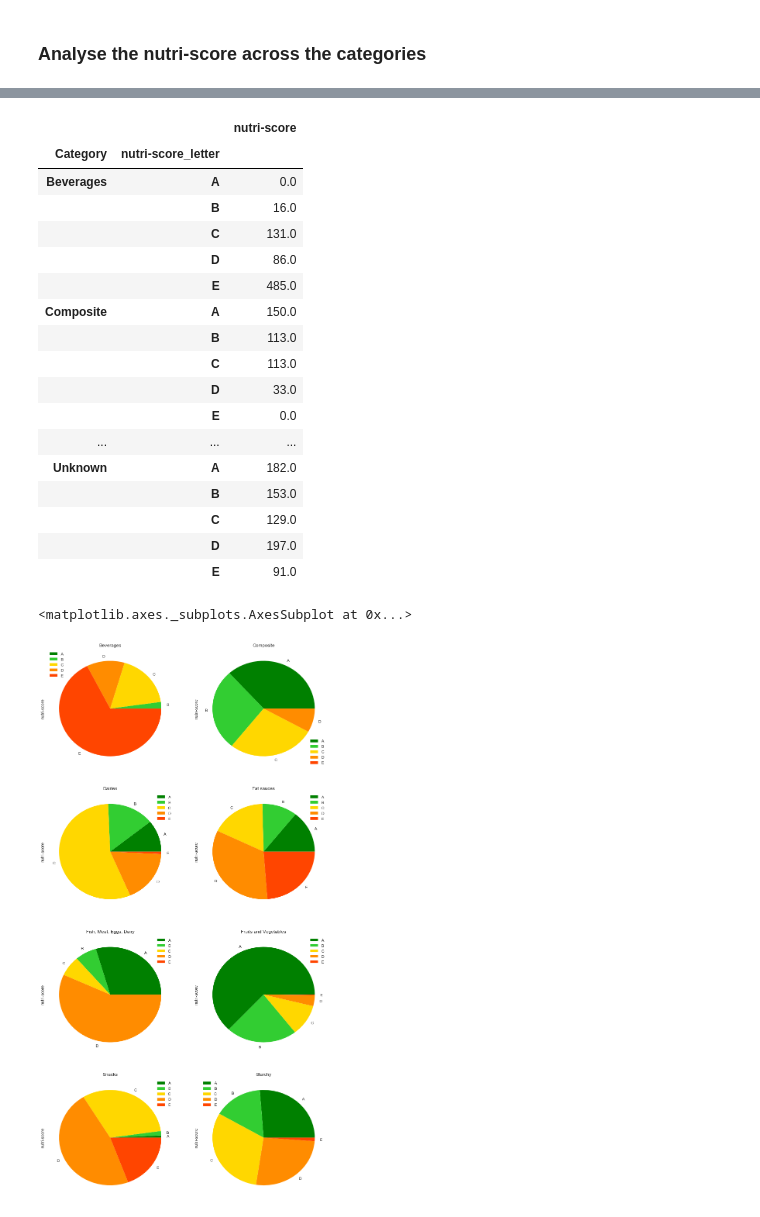
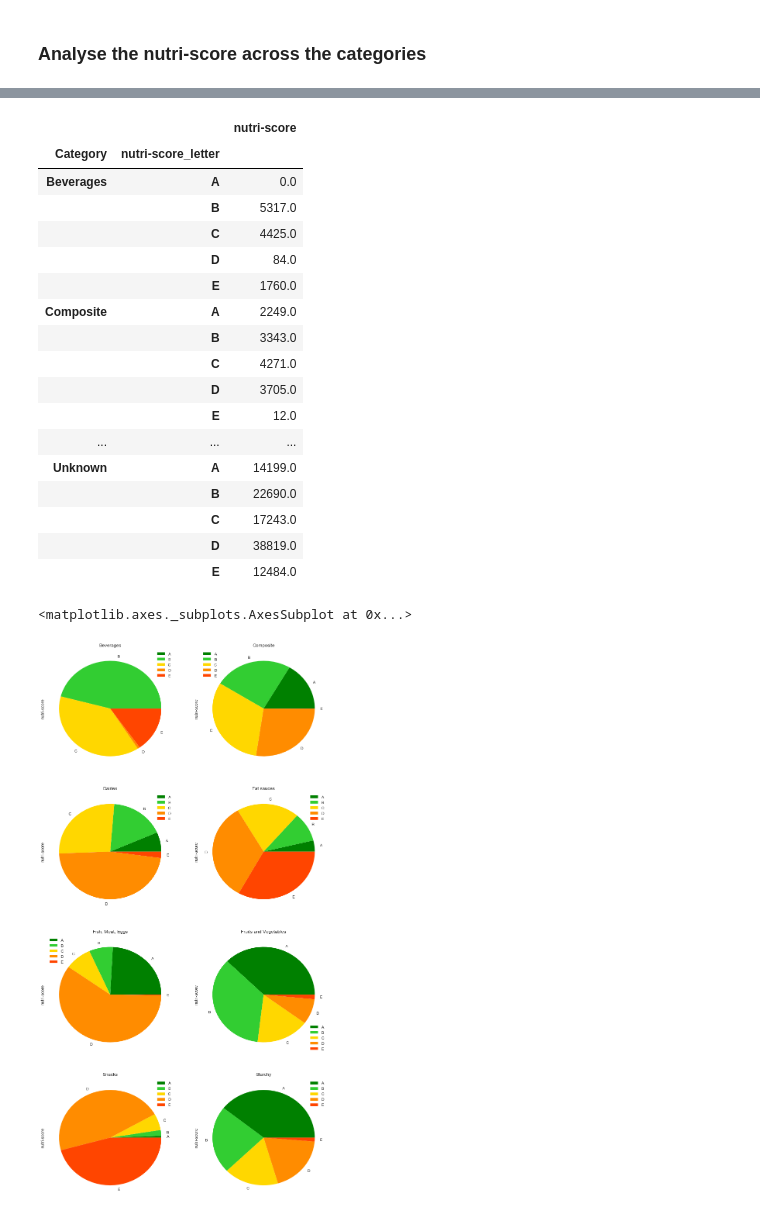
Before and after one commit to Painguin/smart_rams_project, a Jupyter notebook: Project.ipynb, the cells around one changed output, grey strips where cells are left out. Drawn from its saved outputs; the diff is of its cells as text; code cells hidden in the pictures.

Commit message:
remove beverages points adaptation

```diff
--- a/Project.ipynb
+++ b/Project.ipynb
@@ -29,3 +17,15 @@ data = data[chosen_fields]
+# %%
+chosen_fields = ['product_name', 'packaging_tags', 'brands_tags',
+                 'origins_tags', 'manufacturing_places_tags', 'labels_en', 'stores', 'countries_en',
+                 'additives_n', 'ingredients_from_palm_oil_n', 'ingredients_that_may_be_from_palm_oil_n',
+                 'nutrition_grade_fr', 'pnns_groups_1', 'fruits-vegetables-nuts_100g',
+                 'main_category_en', 'energy_100g', 'energy-from-fat_100g', 'fat_100g',
+                 'saturated-fat_100g', 'monounsaturated-fat_100g', 'polyunsaturated-fat_100g',
+                 'omega-3-fat_100g', 'omega-6-fat_100g', 'omega-9-fat_100g', 'trans-fat_100g',
+                 'cholesterol_100g', 'carbohydrates_100g', 'sugars_100g', 'fiber_100g', 'proteins_100g', 'sodium_100g',
+                 'nutrition-score-fr_100g', 'nutrition-score-uk_100g', 'carbon-footprint_100g', 'first_packaging_code_geo']
+
+data = data[chosen_fields]
 # %% [markdown]
 ## Field Cleaning
 # %% [markdown]
@@ -233,9 +233,9 @@ energy_bins = [data['energy_100g'].min() - 1, 335, 670, 1005, 1340, 1675, 2010,
 data['energy_points'] = pd.cut(data['energy_100g'], energy_bins, labels=range(11)).astype(float)
 
 # energy for beverages
-bev_energy_bins = [beverages['energy_100g'].min() - 1, 0, 30, 60, 90, 120, 150, 180, 210, 240, 270, beverages['energy_100g'].max()]
-bev_energy_points = pd.cut(beverages['energy_100g'], bev_energy_bins, labels=range(11), include_lowest=True)
-data['energy_points'][bev_energy_points.index] = bev_energy_points
+#bev_energy_bins = [beverages['energy_100g'].min() - 1, 0, 30, 60, 90, 120, 150, 180, 210, 240, 270, beverages['energy_100g'].max()]
+#bev_energy_points = pd.cut(beverages['energy_100g'], bev_energy_bins, labels=range(11), include_lowest=True)
+#data['energy_points'][bev_energy_points.index] = bev_energy_points
 
 # fat
 fat_bins = [data['fat_100g'].min() - 1, 1, 2, 3, 4, 5, 6, 7, 8, 9, 10, data['fat_100g'].max()]
@@ -246,9 +246,9 @@ sugar_bins = [data['sugars_100g'].min() - 1, 4.5, 9, 13.5, 18, 22.5, 27, 31, 36,
 data['sugar_points'] = pd.cut(data['sugars_100g'], sugar_bins, labels=range(11)).astype(float)
 
 # sugar for beverages
-bev_sugar_bins = [beverages['sugars_100g'].min() - 1, 0, 1.5, 3, 4.5, 6, 7.5, 9, 10.5, 12, 13.5, beverages['sugars_100g'].max()]
-bev_sugar_points = pd.cut(beverages['sugars_100g'], bev_sugar_bins, labels=range(11))
-data['sugar_points'][bev_sugar_points.index] = bev_sugar_points
+#bev_sugar_bins = [beverages['sugars_100g'].min() - 1, 0, 1.5, 3, 4.5, 6, 7.5, 9, 10.5, 12, 13.5, beverages['sugars_100g'].max()]
+#bev_sugar_points = pd.cut(beverages['sugars_100g'], bev_sugar_bins, labels=range(11))
+#data['sugar_points'][bev_sugar_points.index] = bev_sugar_points
 
 # sodium
 sodium_bins = [data['sodium_100g'].min() - 1, 90, 180, 270, 360, 450, 540, 630, 720, 810, 900, data['sodium_100g'].max()]
@@ -271,9 +263,10 @@ fvn_bins = [data['fruits-vegetables-nuts_100g'].min() - 1, 40, 60, 80, data['fru
 data['fvn_points'] = pd.cut(data['fruits-vegetables-nuts_100g'], fvn_bins, labels=[0,1,2,5]).astype(float)
 
 # fruits-vegetables-nuts for beverages
-bev_fvn_bins = [beverages['fruits-vegetables-nuts_100g'].min() - 1, 40, 60, 80, beverages['fruits-vegetables-nuts_100g'].max()]
-bev_fvn_points = pd.cut(beverages['fruits-vegetables-nuts_100g'], bev_fvn_bins, labels=[0,2,4,10])
-data['fvn_points'][bev_fvn_points.index] = bev_fvn_points
+#bev_fvn_bins = [beverages['fruits-vegetables-nuts_100g'].min() - 1, 40, 60, 80, beverages['fruits-vegetables-nuts_100g'].max()]
+#bev_fvn_points = pd.cut(beverages['fruits-vegetables-nuts_100g'], bev_fvn_bins, labels=[0,2,4,10])
+#data['fvn_points'][bev_fvn_points.index] = bev_fvn_points
+data['fvn_points'].fillna(0, inplace=True)
 
 # fiber
 fiber_bins = [data['fiber_100g'].min() - 1, 0.9, 1.9, 2.8, 3.7, 4.7, data['fiber_100g'].max()]
@@ -284,4 +277,5 @@ data['fiber_points'].fillna(0, inplace=True)
 proteins_bins = [data['proteins_100g'].min() - 1, 1.6, 3.2, 4.8, 6.4, 8.0, data['proteins_100g'].max()]
 data['proteins_points'] = pd.cut(data['proteins_100g'], proteins_bins, labels=range(6)).astype(float)
 
-data['points_C'] = data['fvn_points'] + data['fiber_points'] + data['proteins_points']
+data['points_C'] = (data['fvn_points'] + data['fiber_points'] + data['proteins_points'])
+data['points_C'].fillna(0, inplace=True)
@@ -327,9 +317,7 @@ def nutri_score_letter(row):
         return np.nan
 
     if row['Category'] == 'Beverages':
-        if product_name == product_name and 'mineral' in row['product_name']:
-            return 'A'
-        elif nutri_score <= 1:
+        if nutri_score <= 1:
             return 'B'
         elif nutri_score <= 5:
             return 'C'
@@ -402,34 +390,34 @@ letter_counts_per_cat
 |  |  | nutri-score |
 | Category | nutri-score_letter |  |
 | Beverages | A | 0.0 |
-|  | B | 16.0 |
-|  | C | 131.0 |
-|  | D | 86.0 |
-|  | E | 485.0 |
-| Composite | A | 150.0 |
-|  | B | 113.0 |
-|  | C | 113.0 |
-|  | D | 33.0 |
-|  | E | 0.0 |
+|  | B | 5317.0 |
+|  | C | 4425.0 |
+|  | D | 84.0 |
+|  | E | 1760.0 |
+| Composite | A | 2249.0 |
+|  | B | 3343.0 |
+|  | C | 4271.0 |
+|  | D | 3705.0 |
+|  | E | 12.0 |
 | ... | ... | ... |
-| Unknown | A | 182.0 |
-|  | B | 153.0 |
-|  | C | 129.0 |
-|  | D | 197.0 |
-|  | E | 91.0 |
+| Unknown | A | 14199.0 |
+|  | B | 22690.0 |
+|  | C | 17243.0 |
+|  | D | 38819.0 |
+|  | E | 12484.0 |
 # %%
 plt.figure(figsize=(13, 26))
 letter_counts_per_cat.loc['Beverages'].plot.pie('nutri-score', ax=plt.subplot(421), title='Beverages', colors=nutri_score_colors)
 letter_counts_per_cat.loc['Composite'].plot.pie('nutri-score', ax=plt.subplot(422), title='Composite', colors=nutri_score_colors)
 letter_counts_per_cat.loc['Dairies'].plot.pie('nutri-score', ax=plt.subplot(423), title='Dairies', colors=nutri_score_colors)
 letter_counts_per_cat.loc['Fat Sauces'].plot.pie('nutri-score', ax=plt.subplot(424), title='Fat sauces', colors=nutri_score_colors)
-letter_counts_per_cat.loc['Fish Meat Eggs'].plot.pie('nutri-score', ax=plt.subplot(425), title='Fish, Meat, Eggs, Dairy', colors=nutri_score_colors)
+letter_counts_per_cat.loc['Fish Meat Eggs'].plot.pie('nutri-score', ax=plt.subplot(425), title='Fish, Meat, Eggs', colors=nutri_score_colors)
 letter_counts_per_cat.loc['Fruits Vegetables'].plot.pie('nutri-score', ax=plt.subplot(426), title='Fruits and Vegetables', colors=nutri_score_colors)
 letter_counts_per_cat.loc['Snacks'].plot.pie('nutri-score', ax=plt.subplot(427), title='Snacks', colors=nutri_score_colors)
 letter_counts_per_cat.loc['Starchy'].plot.pie('nutri-score', ax=plt.subplot(428), title='Starchy', colors=nutri_score_colors)
 # %% [output]
 <matplotlib.axes._subplots.AxesSubplot at 0x...>
-[figure, old version]
+[figure, new version]
 # %%
 score_mean_by_category = data[['Category', 'nutri-score']].groupby('Category').mean()
 score_mean_by_category
```
Also changed, not shown: parts of 16 cells of this notebook.
